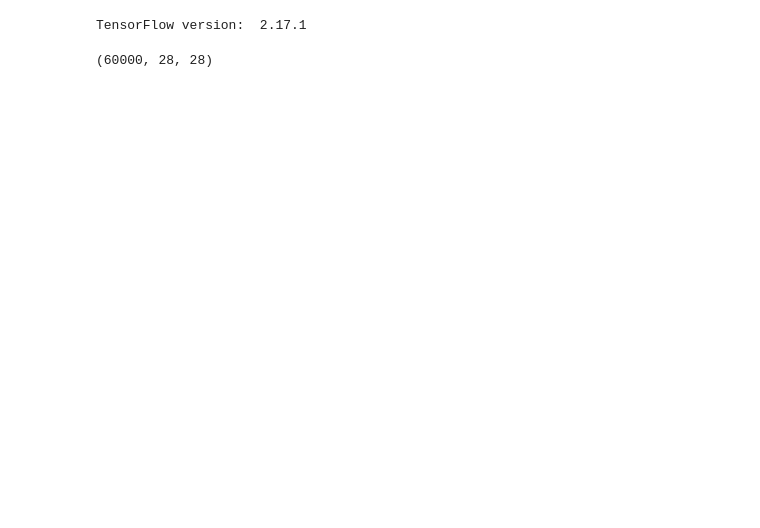
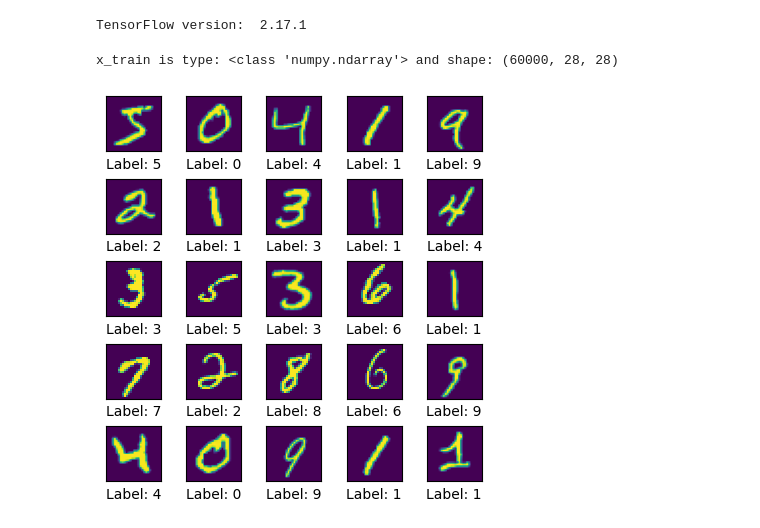
Before and after one commit to tucosh/kaggle, a Jupyter notebook: tensorflow_mnist.ipynb, the cells around one changed output. Cells and saved outputs as stored; diff of their text form; code cells hidden in the pictures; blank space fills up the shorter version.

```diff
--- a/tensorflow_mnist.ipynb
+++ b/tensorflow_mnist.ipynb
@@ -9,9 +14,25 @@ print('TensorFlow version: ', tf.__version__)
 TensorFlow version:  2.17.1
 # %%
 mnist = tf.keras.datasets.mnist
+# https://www.tensorflow.org/api_docs/python/tf/keras/datasets/mnist/load_data
 (x_train, y_train), (x_test, y_test) = mnist.load_data()
 x_train, x_test = x_train / 255.0, x_test / 255.0
-x_train.shape
+print('x_train is type:', type(x_train), 'and shape:', x_train.shape)
 # %% [output]
-(60000, 28, 28)
+x_train is type: <class 'numpy.ndarray'> and shape: (60000, 28, 28)
+# %%
+import matplotlib.pyplot as plt
+
+# Visualise the first 25 values
+plt.figure(figsize=(5,5))
+plt.subplots_adjust(hspace=0.5)
+for i in range(25):
+  plt.subplot(5,5,i+1)
+  plt.imshow(x_train[i])
+  plt.xticks([])
+  plt.yticks([])
+  plt.grid(False)
+  plt.xlabel('Label: %d' % y_train[i])
+# %% [output]
+[figure, added]
 # %%
```
Also changed, not shown: parts of 7 cells of this notebook.
